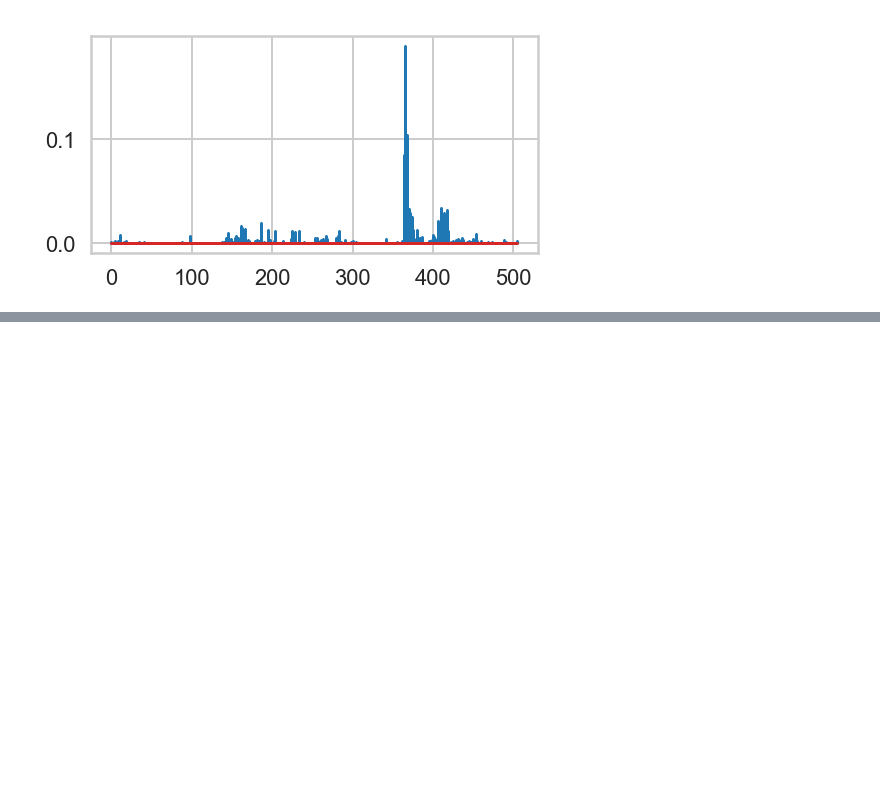
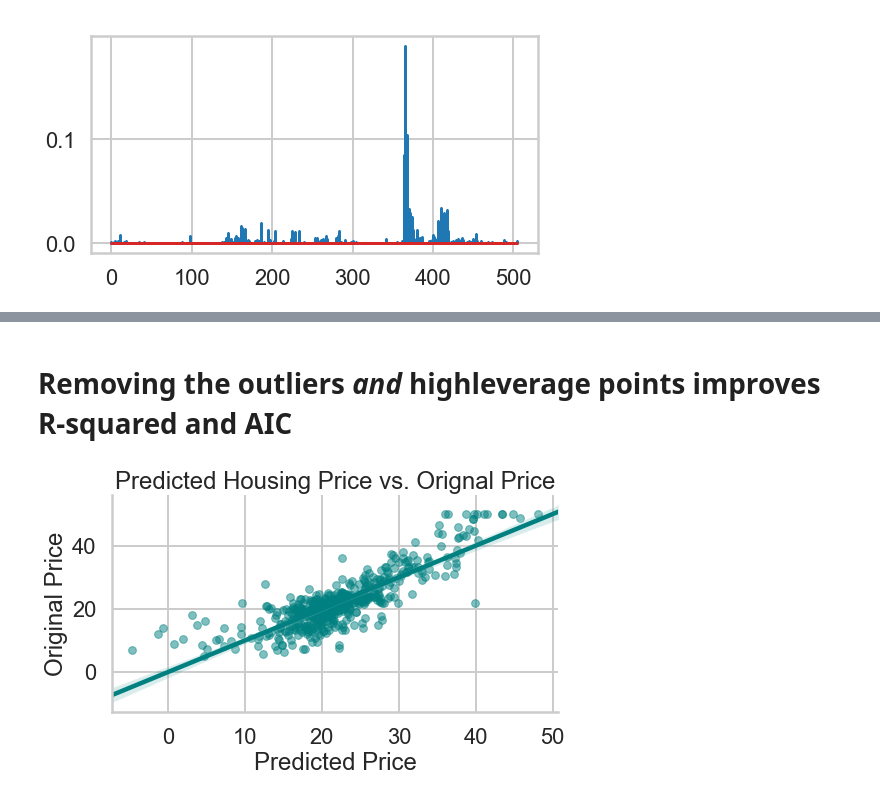
Before and after one commit to lwdee/Springboard, a Jupyter notebook: Linear_Regression_Boston_Housing/Mini_Project_Linear_Regression.ipynb, the cells around one changed output, grey strips where cells are left out. Cells and saved outputs as stored; diff of their text form; code cells hidden in the pictures; blank space fills up the shorter version.

Commit message:
Final upload of Boston Housing project

```diff
--- a/Linear_Regression_Boston_Housing/Mini_Project_Linear_Regression.ipynb
+++ b/Linear_Regression_Boston_Housing/Mini_Project_Linear_Regression.ipynb
@@ -1064,0 +1185,15 @@ plt.show()
+# %% [markdown]
+# Removing the outliers *and* highleverage points improves R-squared and AIC
+# %%
+# Predicted vs. actuals
+fig, ax = plt.subplots(figsize=(8, 4))
+sns.regplot(x=m1_no_leverage_no_outlier.fittedvalues, y=bos_no_leverage_no_outlier['PRICE'],
+            fit_reg = True, color='teal', scatter_kws={'alpha':0.5, 's':60})
+plt.xlabel("Predicted Price")
+plt.ylabel("Original Price")
+plt.title("Predicted Housing Price vs. Orignal Price")
+ax.spines['top'].set_visible(False)
+ax.spines['right'].set_visible(False)
+plt.show()
+# %% [output]
+[figure, added]
```
Also changed, not shown: parts of 29 cells of this notebook.
